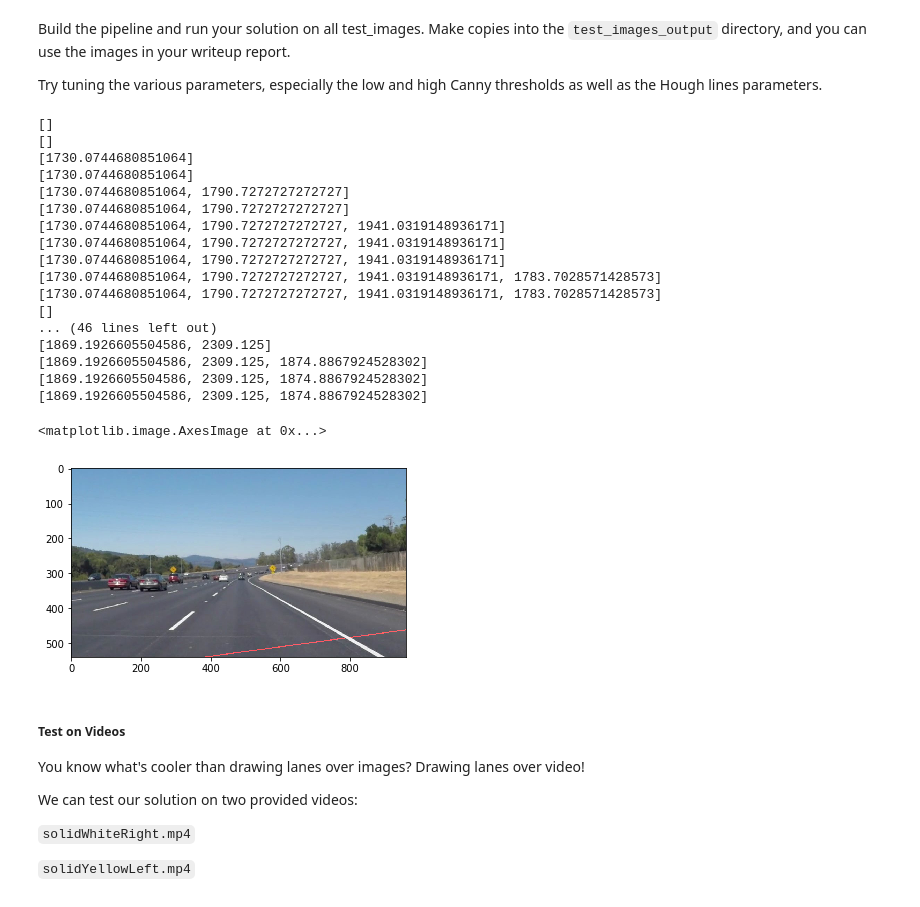
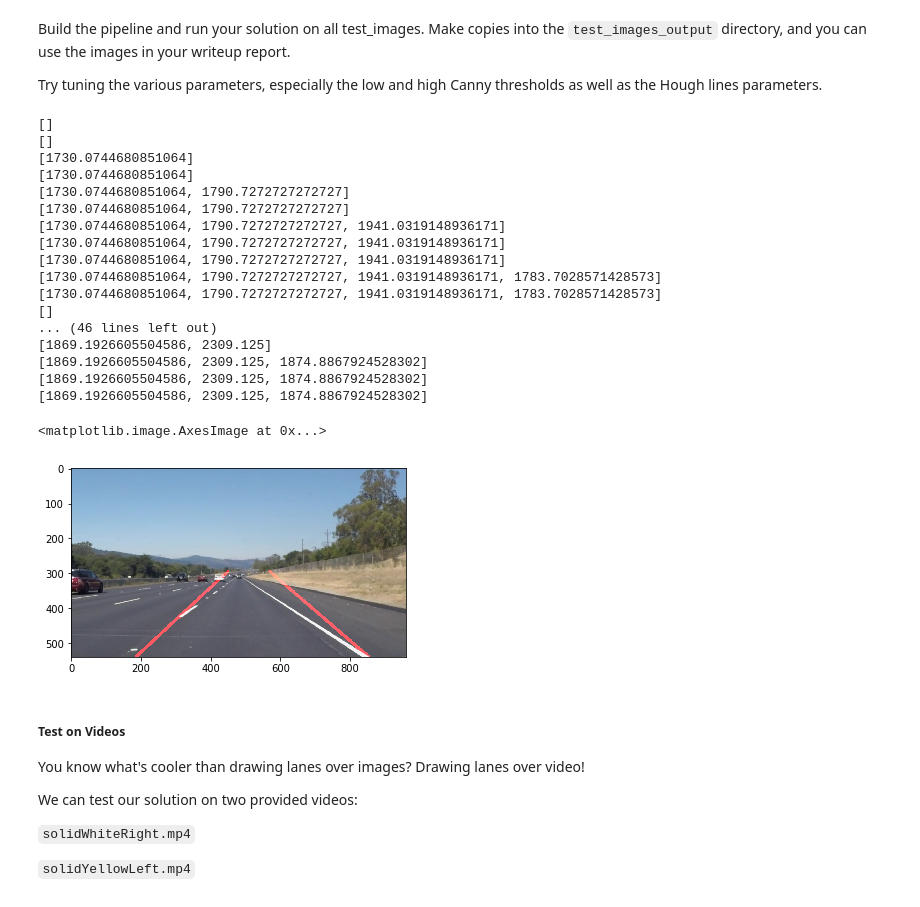
Before and after one commit to GarrettKucinski/sdnd-project-one, a Jupyter notebook: P1.ipynb, the cells around one changed output. Saved outputs shown, nothing was run; the diff lists cells and outputs as text; code cells hidden in the pictures.

```diff
--- a/P1.ipynb
+++ b/P1.ipynb
@@ -269,59 +219,63 @@ processed_imgs = []
 for i in os.listdir(root_img_dir):
     test_imgs.append(mpimg.imread("{}{}".format(root_img_dir, i)))
 
-kernel_size = 5
+# rho - distance resolution in pixels of the Hough grid
+# theta - angular resolution in radians of the Hough grid
+# threshold - minimum number of votes (intersections in Hough grid cell)
+# min_line_length - minimum number of pixels making up a line
+# max_line_gap - maximum gap in pixels between connectable line segments
 
-low = 50
-high = 150
+max_vert = 330
+vertices = np.array([[(60,t.shape[0]),(440, max_vert), (500, max_vert), (900,t.shape[0])]], dtype=np.int32)
+data = {
+    'kernel_size': 5,
+    'vertices': vertices,
+    'low': 50,
+    'high': 150,
+    'rho': 2,
+    'theta': (np.pi/180),
+    'threshold': 40,
+    'min_line_length': 100,
+    'max_line_gap': 130
+}
 
-rho = 2 # distance resolution in pixels of the Hough grid
-theta = np.pi/180 # angular resolution in radians of the Hough grid
-threshold = 40     # minimum number of votes (intersections in Hough grid cell)
-min_line_length = 100 #minimum number of pixels making up a line
-max_line_gap = 130    # maximum gap in pixels between connectable line segments
-
-vertices = np.array([[(60,image.shape[0]),(440, 250), (500, 250), (image.shape[1],image.shape[0])]], dtype=np.int32)
-canny_range_data = low, high
-hough_data = rho, theta, threshold, min_line_length, max_line_gap
-
-def process(img, kernel_size, vertices, hough_data, canny_range_data):
+def process(img, kernel_size, vertices, low, high, rho, theta, threshold, min_line_length, max_line_gap):
     low, high = canny_range_data
     rho, theta, threshold, min_line_length, max_line_gap = hough_data
 
     gs_img = grayscale(img)
     blurred_img = gaussian_blur(gs_img, kernel_size)
     canny_img = canny(blurred_img, low, high)
     masked_img = region_of_interest(canny_img, vertices)
     hough_img = hough_lines(masked_img, rho, theta, threshold, min_line_length, max_line_gap)
     weighted = weighted_img(img, hough_img)
 
     return weighted
 
 for t in test_imgs:
-    vertices = np.array([[(60,t.shape[0]),(440, 320), (500, 320), (900,t.shape[0])]], dtype=np.int32)
-    processed_imgs.append(process(t, kernel_size, vertices, hough_data, canny_range_data))
+    processed_imgs.append(process(t, **data))
 
-plt.imshow(processed_imgs[5])
+plt.imshow(processed_imgs[3])
 # %% [output]
 []
 []
 [1730.0744680851064]
 [1730.0744680851064]
 [1730.0744680851064, 1790.7272727272727]
 [1730.0744680851064, 1790.7272727272727]
 [1730.0744680851064, 1790.7272727272727, 1941.0319148936171]
 [1730.0744680851064, 1790.7272727272727, 1941.0319148936171]
 [1730.0744680851064, 1790.7272727272727, 1941.0319148936171]
 [1730.0744680851064, 1790.7272727272727, 1941.0319148936171, 1783.7028571428573]
 [1730.0744680851064, 1790.7272727272727, 1941.0319148936171, 1783.7028571428573]
 []
 ... (46 lines left out)
 [1869.1926605504586, 2309.125]
 [1869.1926605504586, 2309.125, 1874.8867924528302]
 [1869.1926605504586, 2309.125, 1874.8867924528302]
 [1869.1926605504586, 2309.125, 1874.8867924528302]
 <matplotlib.image.AxesImage at 0x...>
-[figure, old version]
+[figure, new version]
 # %% [markdown]
 ##### Test on Videos
 
```
Also changed, not shown: parts of 5 cells of this notebook, 2 other files.
